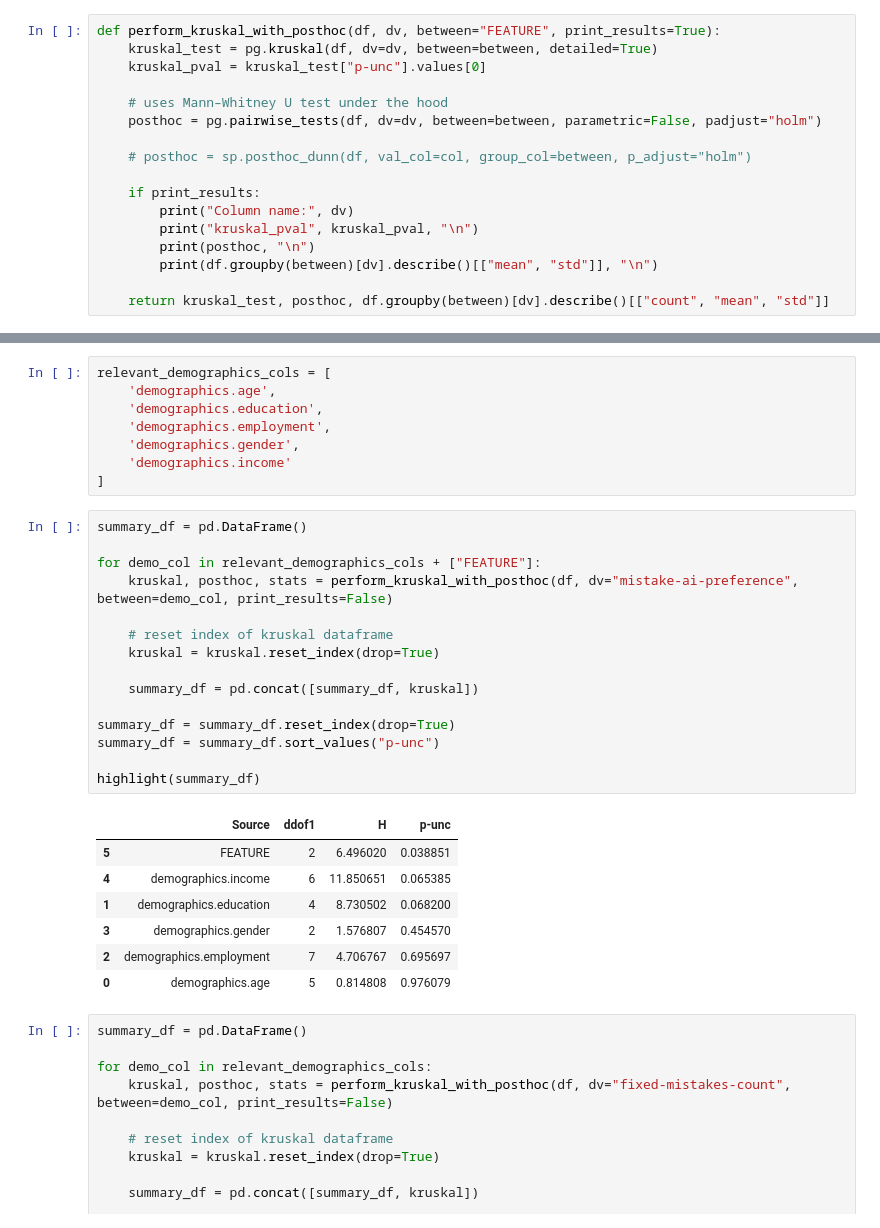
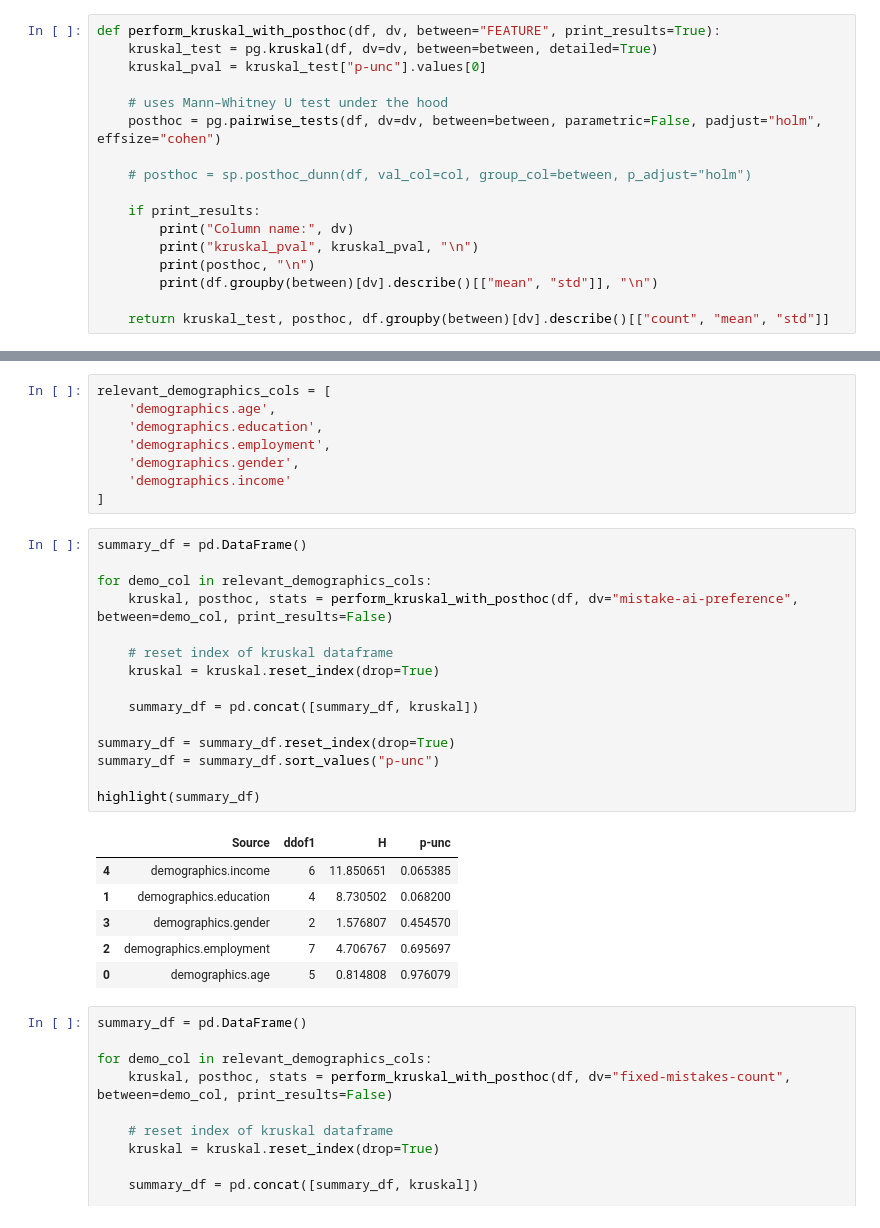
Before and after one commit to csomorbalazs/xai-experiment, a Jupyter notebook: postprocessing/Data_Analysis_XAI.ipynb, the cells around one changed output, grey strips where cells are left out. Drawn from its saved outputs; the diff is of its cells as text.

```diff
--- a/postprocessing/Data_Analysis_XAI.ipynb
+++ b/postprocessing/Data_Analysis_XAI.ipynb
@@ -201,7 +201,7 @@ def perform_kruskal_with_posthoc(df, dv, between="FEATURE", print_results=True):
     kruskal_pval = kruskal_test["p-unc"].values[0]
 
     # uses Mann–Whitney U test under the hood
-    posthoc = pg.pairwise_tests(df, dv=dv, between=between, parametric=False, padjust="holm")
+    posthoc = pg.pairwise_tests(df, dv=dv, between=between, parametric=False, padjust="holm", effsize="cohen")
 
     # posthoc = sp.posthoc_dunn(df, val_col=col, group_col=between, p_adjust="holm")
 
@@ -957,21 +970,20 @@ relevant_demographics_cols = [
 # %%
 summary_df = pd.DataFrame()
 
-for demo_col in relevant_demographics_cols + ["FEATURE"]:
+for demo_col in relevant_demographics_cols:
     kruskal, posthoc, stats = perform_kruskal_with_posthoc(df, dv="mistake-ai-preference", between=demo_col, print_results=False)
 
     # reset index of kruskal dataframe
     kruskal = kruskal.reset_index(drop=True)
 
     summary_df = pd.concat([summary_df, kruskal])
 
 summary_df = summary_df.reset_index(drop=True)
 summary_df = summary_df.sort_values("p-unc")
 
 highlight(summary_df)
 # %% [output]
 |  | Source | ddof1 | H | p-unc |
-| 5 | FEATURE | 2 | 6.496020 | 0.038851 |
 | 4 | demographics.income | 6 | 11.850651 | 0.065385 |
 | 1 | demographics.education | 4 | 8.730502 | 0.068200 |
 | 3 | demographics.gender | 2 | 1.576807 | 0.454570 |
```
Also changed, not shown: parts of 8 cells of this notebook.
